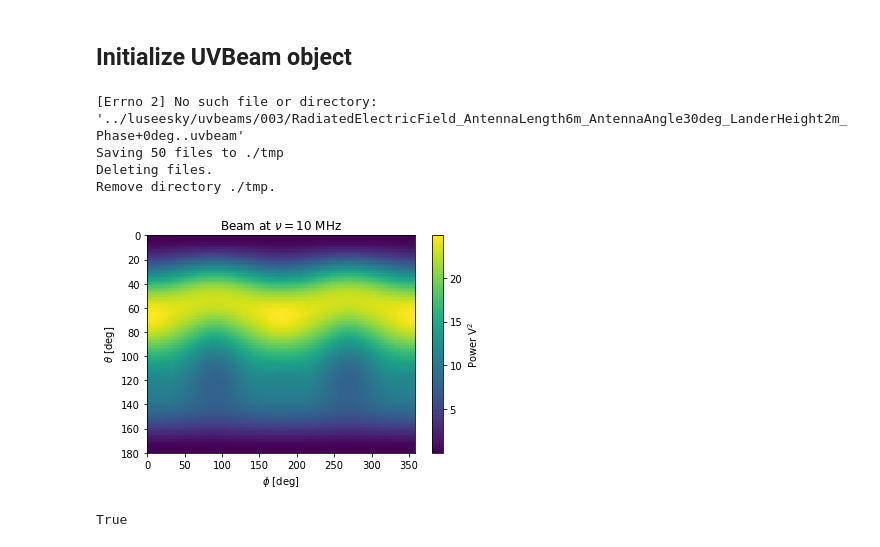
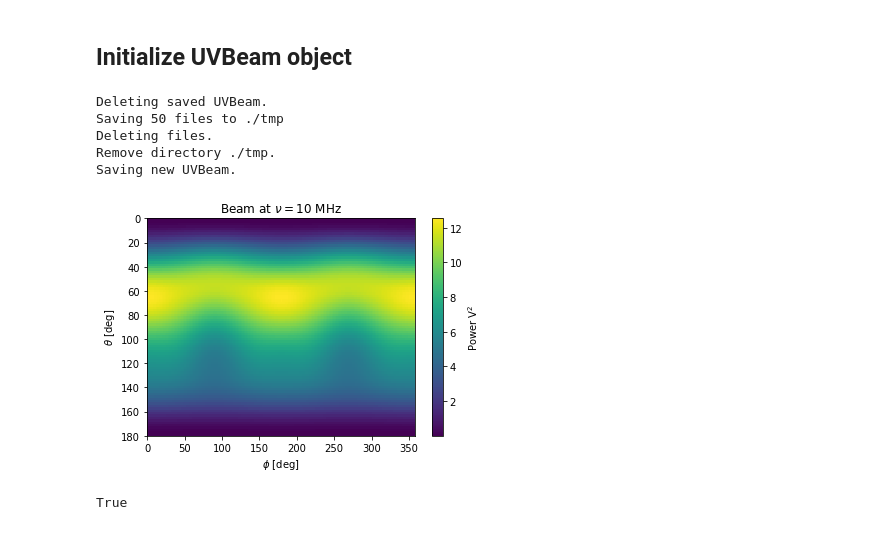
Before and after one commit to christianhbye/lusee_sky_simulations, a Jupyter notebook: notebooks/visualize_beams.ipynb, the cells around one changed output. Drawn from its saved outputs; the diff is of its cells as text; code cells hidden in the pictures.

```diff
--- a/notebooks/visualize_beams.ipynb
+++ b/notebooks/visualize_beams.ipynb
@@ -61,43 +61,47 @@ plt.show()
 [figure]
 # %% [markdown]
 ## Initialize UVBeam object
-# %%
-uvb_path = "../luseesky/uvbeams/003/"
-uvb_fname = fname[:-len(".fits")] + ".uvbeam"
-
-DELETE = True
-
-if DELETE:
-    try:
-        Path(uvb_path + uvb_fname).unlink()
-    except(FileNotFoundError) as e:
-        print(e)
-        pass
-
-if Path(uvb_path + uvb_fname).exists():
-    print("Reading saved UVBeam.")
-    uvb = uvbeam.UVBeam()
-    uvb.read_beamfits(uvb_path + uvb_fname)
-else:
-    uvb = beam.to_uvbeam(verbose=True)
-# %% [output]
-[Errno 2] No such file or directory: '../luseesky/uvbeams/003/RadiatedElectricField_AntennaLength6m_AntennaAngle30deg_LanderHeight2m_Phase+0deg..uvbeam'
-Saving 50 files to ./tmp
-Deleting files.
-Remove directory ./tmp.
+# %%
+uvb_path = "../luseesky/uvbeams/003/"
+uvb_fname = fname[:-len(".fits")] + ".uvbeam"
+
+OVERWRITE = True
+
+if OVERWRITE:
+    try:
+        print("Deleting saved UVBeam.")
+        Path(uvb_path + uvb_fname).unlink()
+    except (FileNotFoundError):
+        pass
+    uvb = beam.to_uvbeam(verbose=True)
+    print("Saving new UVBeam.")
+    uvb.write_beamfits(uvb_path + uvb_fname, clobber=True)
+else:
+    print("Reading saved UVBeam.")
+    uvb = uvbeam.UVBeam()
+    uvb.read_beamfits(uvb_path + uvb_fname)
+# %% [output]
+Deleting saved UVBeam.
+Saving 50 files to ./tmp
+Deleting files.
+Remove directory ./tmp.
+Saving new UVBeam.
 # %%
-# beam vs phi and theta (data coordinates, extent is [pi/2, 3pi/2, 0, pi])
+FREQ = 10  # MHz
+FREQ *= 1e6  # Hz
+FREQ_IND = np.argmin(np.abs(uvb.freq_array[0]-FREQ))
+
 left, right = np.degrees(uvb.axis1_array).min(), np.degrees(uvb.axis1_array).max()
 top, bottom = np.degrees(uvb.axis2_array).min(), np.degrees(uvb.axis2_array).max()
 plt.figure()
-plt.imshow(uvb.data_array[0,0,0,10], interpolation="none", aspect="auto", extent=[left, right, bottom, top])
-plt.title('Beam at $\\nu=10$ MHz')
+plt.imshow(uvb.data_array[0,0,0,FREQ_IND], interpolation="none", aspect="auto", extent=[left, right, bottom, top])
+plt.title('Beam at $\\nu={:.0f}$ MHz'.format(uvb.freq_array[0, FREQ_IND]/1e6))
 plt.colorbar(label="Power $\\rm{V}^2$")
 plt.xlabel("$\\phi$ [deg]")
 plt.ylabel("$\\theta$ [deg]")
 plt.show()
 # %% [output]
-[figure, old version]
+[figure, new version]
 # %%
 # The UVB representation has units of V^2 whereas the original beam has units of V
 print(np.allclose(beam.power**2, uvb.data_array[0, 0, 0]))
```
Also changed, not shown: parts of 3 cells of this notebook, 1 other file.
